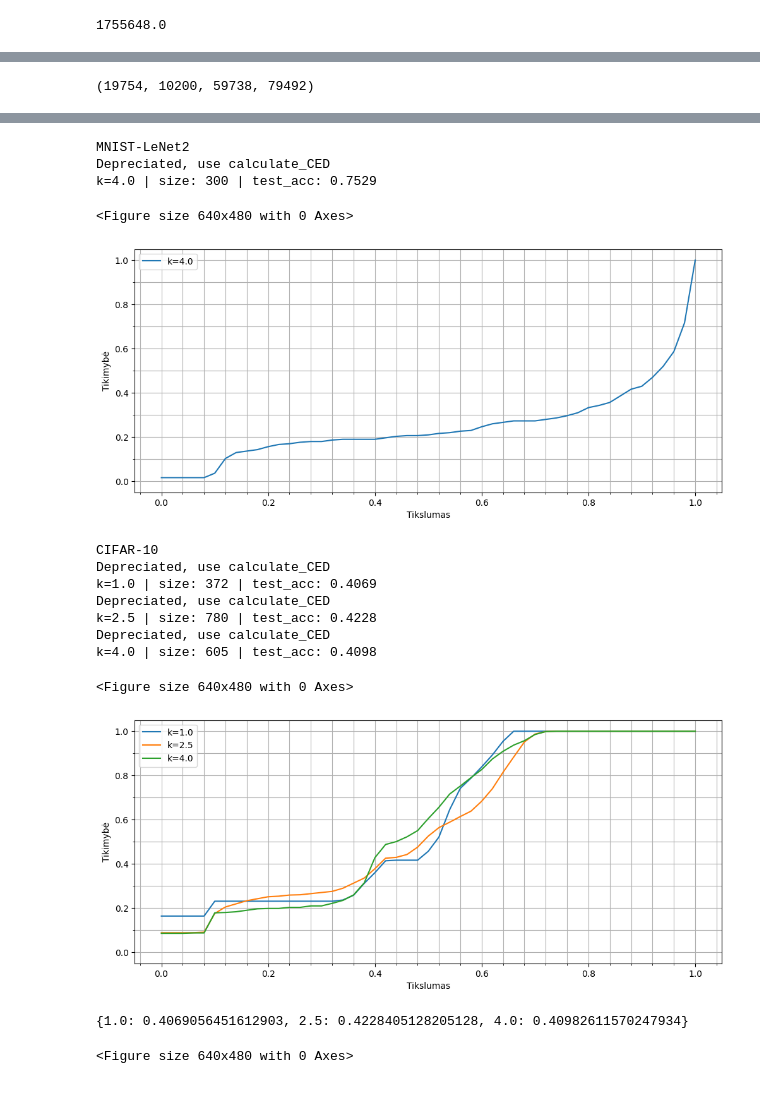
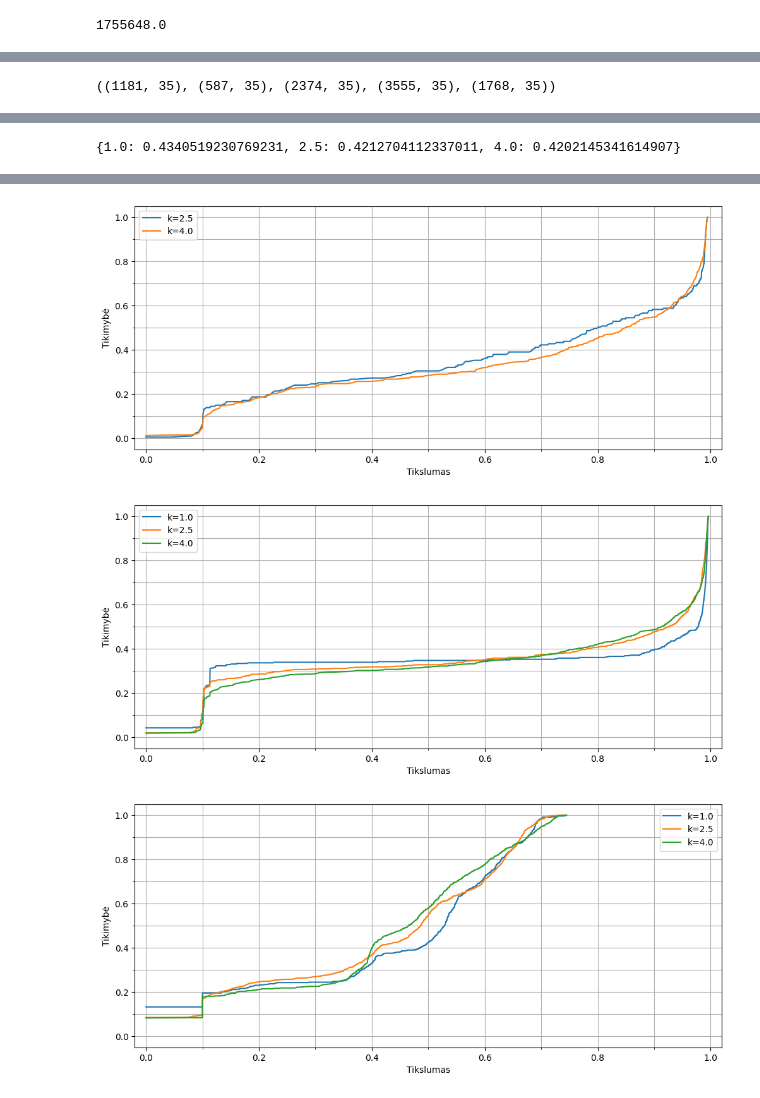
Before and after one commit to hoseDUDEface/OoMLeT, a Jupyter notebook: Experiment Result Analysis.ipynb, the cells around one changed output, grey strips where cells are left out. Drawn from its saved outputs; the diff is of its cells as text; code cells hidden in the pictures.

```diff
--- a/Experiment Result Analysis.ipynb
+++ b/Experiment Result Analysis.ipynb
@@ -400,4 +413,0 @@ Name: experiment_type, dtype: int64
-# %%
-full_res_df.replace({'experiment_type': {'max_agreggation': 'CIFAR-10', 'min_agreggation-fix': 'CIFAR-10', 'min_agreggation': 'CIFAR-10', 'min_agreggation-2': 'CIFAR-10',
-                                        'topk': 'MNIST-LeNet1', 'frequency': 'MNIST-LeNet1', 'LeNet1-Stage 1': 'MNIST-LeNet1', 'LeNet2-Stage 1': 'MNIST-LeNet2'}}, inplace=True)
-pd.value_counts(full_res_df['experiment_type'])
@@ -408,0 +432,8 @@ Name: experiment_type, dtype: int64
+# %%
+full_res_df.replace(
+    {'experiment_type': {'max_agreggation': 'CIFAR-10', 'min_agreggation-fix': 'CIFAR-10', 'min_agreggation': 'CIFAR-10', 'min_agreggation-2': 'CIFAR-10', '1st-mato': 'CIFAR-10',
+                         'topk': 'MNIST-LeNet1', 'frequency': 'MNIST-LeNet1', 'LeNet1-Stage 1': 'MNIST-LeNet1', 'LeNet1-05-16': 'MNIST-LeNet1',
+                         'LeNet2-Stage 1': 'MNIST-LeNet2', 'LeNet2-05-15': 'MNIST-LeNet2', 'LeNet2-05-16': 'MNIST-LeNet2'}},
+    inplace=True
+)
+pd.value_counts(full_res_df['experiment_type'])
@@ -408,0 +452,5 @@ Name: experiment_type, dtype: int64
+# %%
+full_res_df.replace(
+    {'filter_method': {'MNIST': 'example_forgetting'}}, inplace=True
+)
+pd.value_counts(full_res_df['filter_method'])
@@ -692,15 +709,18 @@ lenet2_res_df = good_res_df.loc[good_res_df['experiment_type'] == 'MNIST-LeNet2'
 lenet3_res_df = good_res_df.loc[good_res_df['experiment_type'] == 'CIFAR-10']
 
 no_lenet2_res_df = good_res_df.loc[good_res_df['experiment_type'] != 'MNIST-LeNet2']
+mnist_res_df = good_res_df.loc[good_res_df['experiment_type'] != 'CIFAR-10']
 
-lenet1_res_df.size, lenet2_res_df.size, lenet3_res_df.size, no_lenet2_res_df.size
+lenet1_res_df.shape, lenet2_res_df.shape, lenet3_res_df.shape, no_lenet2_res_df.shape, mnist_res_df.shape
 # %% [output]
-(19754, 10200, 59738, 79492)
+((1181, 35), (587, 35), (2374, 35), (3555, 35), (1768, 35))
 # %%
 print('MNIST-LeNet1')
 categorical_metric_analysis(lenet1_res_df, ['k'], 'test_acc', True, False, (12, 5))
 print('MNIST-LeNet2')
 categorical_metric_analysis(lenet2_res_df, ['k'], 'test_acc', True, False, (12, 5))
+print('MNIST-LeNet1 and LeNet2')
+categorical_metric_analysis(mnist_res_df, ['k'], 'test_acc', True, False, (12, 5))
 print('CIFAR-10')
 categorical_metric_analysis(lenet3_res_df, ['k'], 'test_acc', True, False, (12, 5))
 # %% [output]
@@ -713,0 +744 @@ k=4.0 | size: 194 | test_acc: 0.7070
+{1.0: 0.4340519230769231, 2.5: 0.4212704112337011, 4.0: 0.4202145341614907}
@@ -715,16 +746,3 @@ k=4.0 | size: 194 | test_acc: 0.7070
-MNIST-LeNet2
-Depreciated, use calculate_CED
-k=4.0 | size: 300 | test_acc: 0.7529
-<Figure size 640x480 with 0 Axes>
-[figure, old version]
+[figure, new version]
-CIFAR-10
-Depreciated, use calculate_CED
-k=1.0 | size: 372 | test_acc: 0.4069
-Depreciated, use calculate_CED
-k=2.5 | size: 780 | test_acc: 0.4228
-Depreciated, use calculate_CED
-k=4.0 | size: 605 | test_acc: 0.4098
-<Figure size 640x480 with 0 Axes>
-[figure, old version]
+[figure, new version]
-{1.0: 0.4069056451612903, 2.5: 0.4228405128205128, 4.0: 0.40982611570247934}
-<Figure size 640x480 with 0 Axes>
+[figure, added]
```
Also changed, not shown: parts of 87 cells of this notebook, 3 other files.
